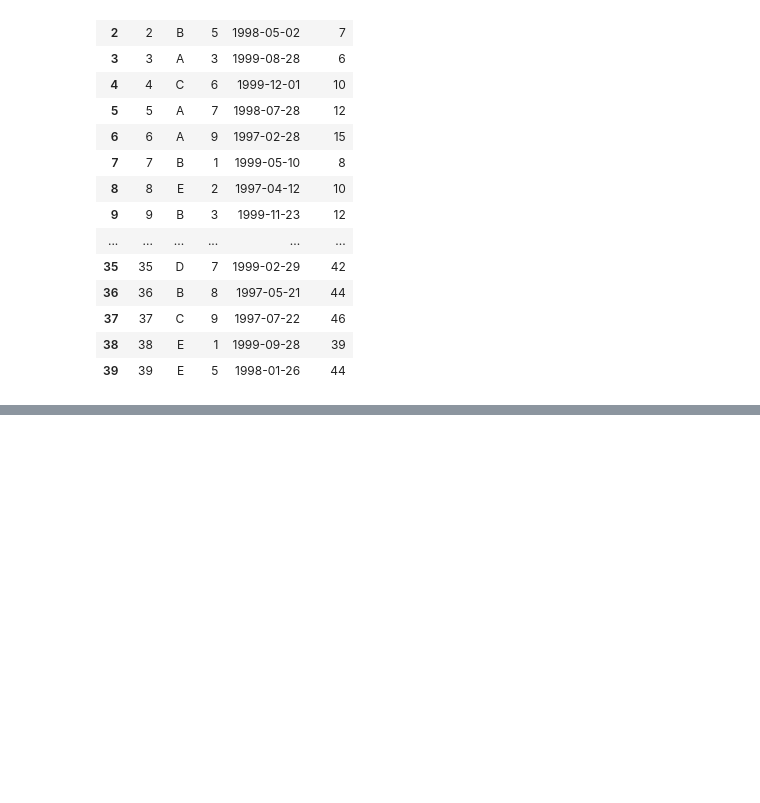
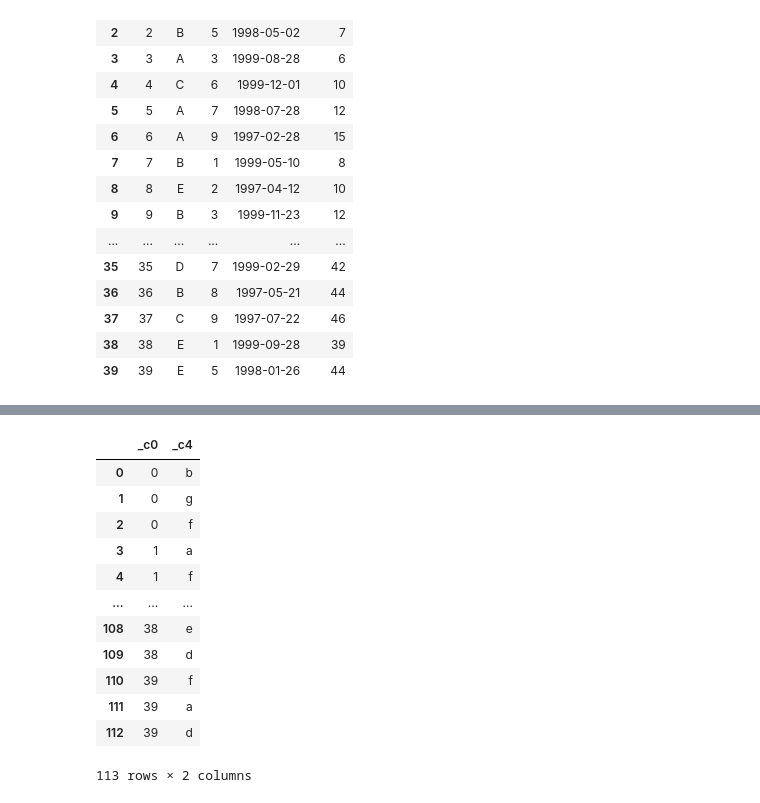
Before and after one commit to ciencia-de-los-datos/programacion-usando-pandas-madiazec, a Jupyter notebook: desarrollo.ipynb, the cells around one changed output, grey strips where cells are left out. Cells and saved outputs as stored; diff of their text form; code cells hidden in the pictures; blank space fills up the shorter version.

```diff
--- a/desarrollo.ipynb
+++ b/desarrollo.ipynb
@@ -95,0 +118,16 @@ tbl0
+# %%
+tbl1
+# %% [output]
+|  | _c0 | _c4 |
+| 0 | 0 | b |
+| 1 | 0 | g |
+| 2 | 0 | f |
+| 3 | 1 | a |
+| 4 | 1 | f |
+| ... | ... | ... |
+| 108 | 38 | e |
+| 109 | 38 | d |
+| 110 | 39 | f |
+| 111 | 39 | a |
+| 112 | 39 | d |
+113 rows × 2 columns
```
Also changed, not shown: parts of 7 cells of this notebook, 1 other file.
